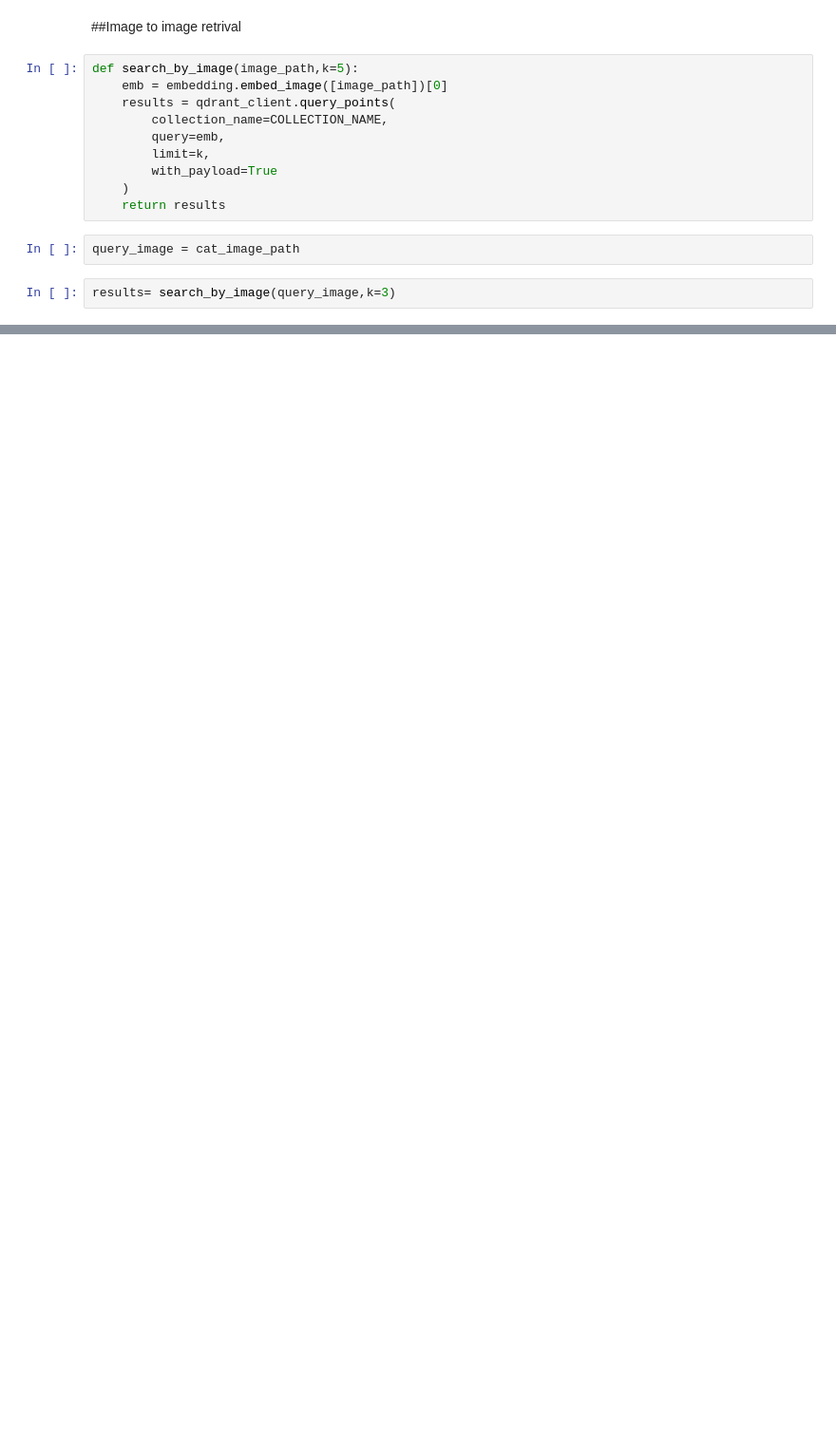
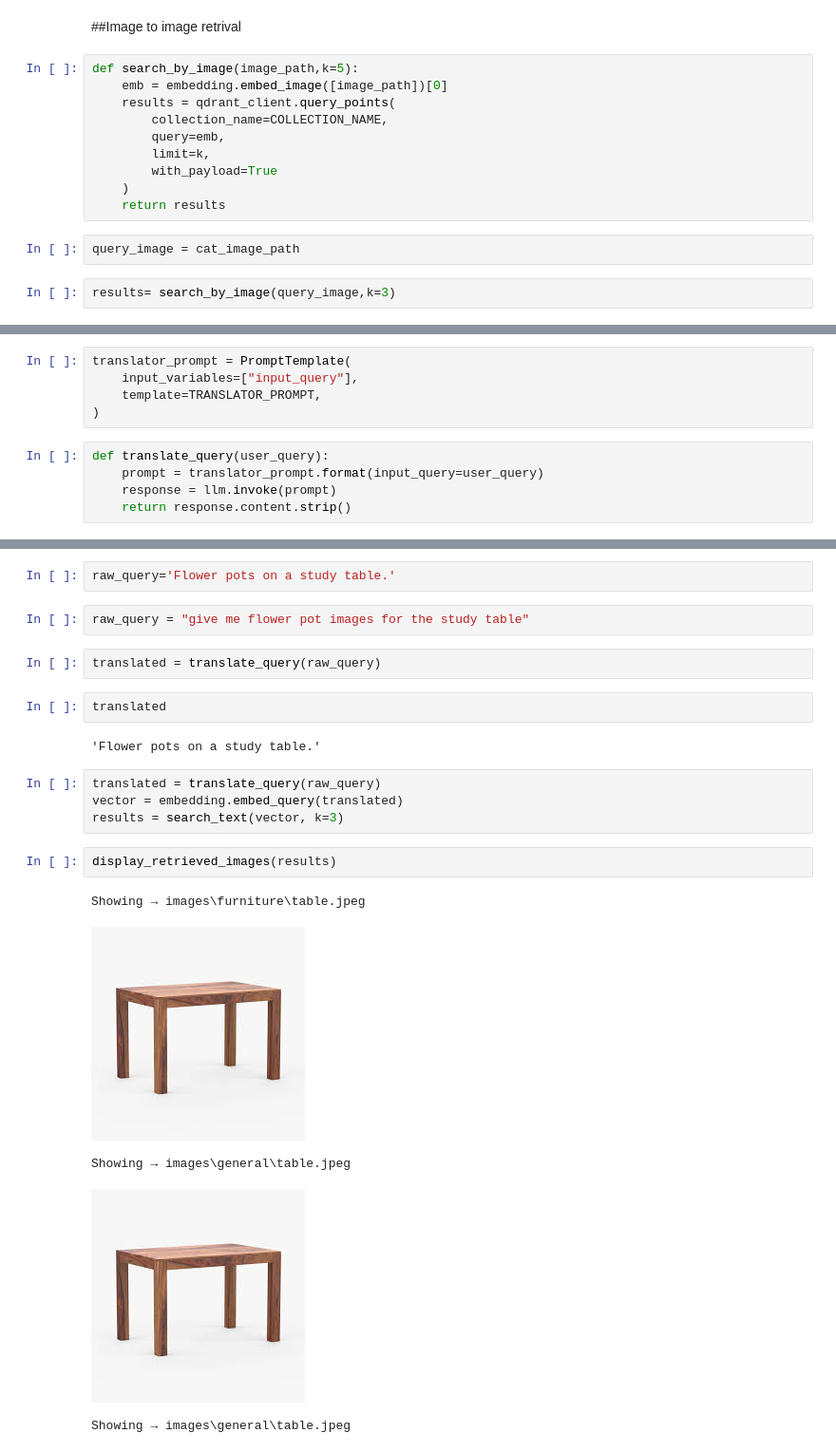
Before and after one commit to Aniruddha-code/semantic-image-search, a Jupyter notebook: semantic_image_search/notebooks/experiments.ipynb, the cells around one changed output, grey strips where cells are left out. Shown at 95% size. Saved outputs shown, nothing was run; the diff lists cells and outputs as text; blank space fills up the shorter version.

```diff
--- a/semantic_image_search/notebooks/experiments.ipynb
+++ b/semantic_image_search/notebooks/experiments.ipynb
@@ -249,0 +367,10 @@ NameError: name 'results' is not defined
+# %%
+translator_prompt = PromptTemplate(
+    input_variables=["input_query"],
+    template=TRANSLATOR_PROMPT,
+)
+# %%
+def translate_query(user_query):
+    prompt = translator_prompt.format(input_query=user_query)
+    response = llm.invoke(prompt)
+    return response.content.strip()
@@ -249,0 +385,22 @@ NameError: name 'results' is not defined
+# %%
+raw_query='Flower pots on a study table.'
+# %%
+raw_query = "give me flower pot images for the study table"
+# %%
+translated = translate_query(raw_query)
+# %%
+translated
+# %% [output]
+'Flower pots on a study table.'
+# %%
+translated = translate_query(raw_query)
+vector = embedding.embed_query(translated)
+results = search_text(vector, k=3)
+# %%
+display_retrieved_images(results)
+# %% [output]
+Showing → images\furniture\table.jpeg
+[figure, added]
+Showing → images\general\table.jpeg
+[figure, added]
+Showing → images\general\table.jpeg
```
Also changed, not shown: parts of 25 cells of this notebook.
